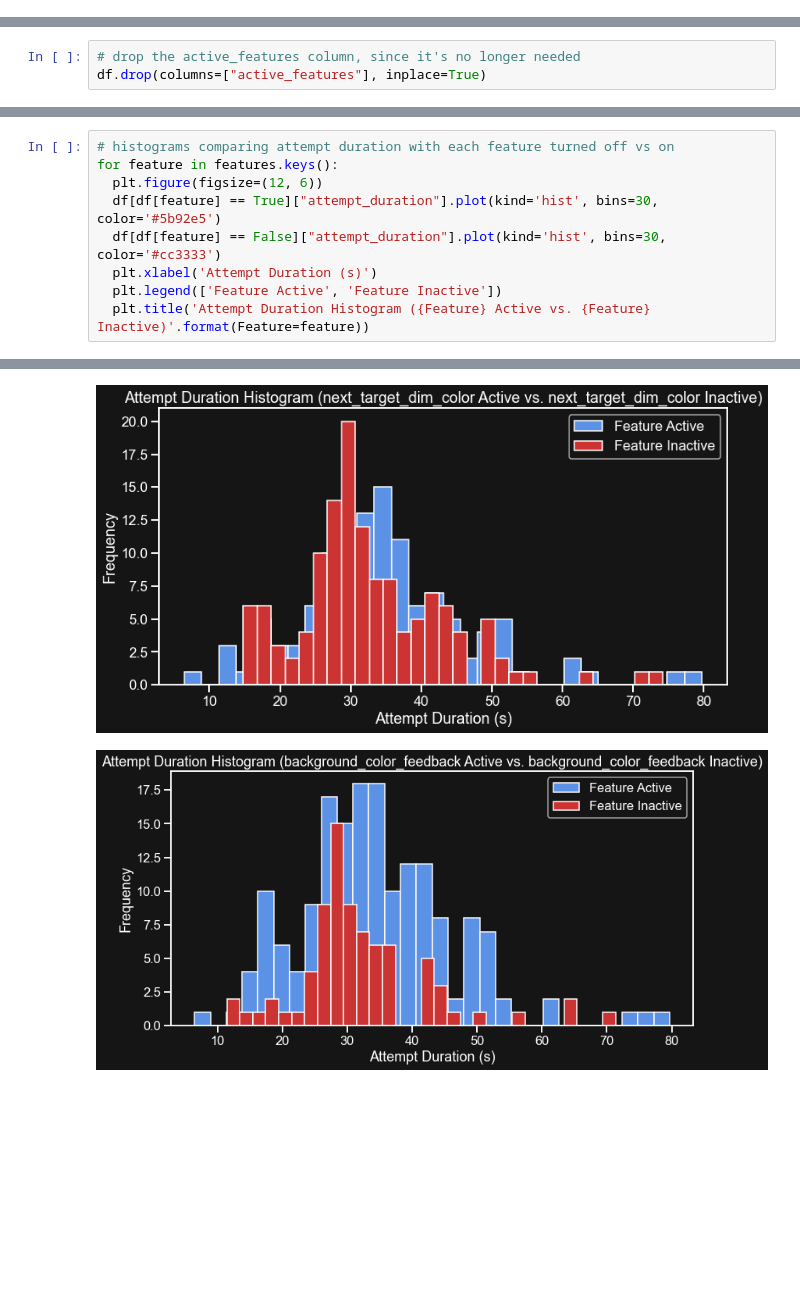
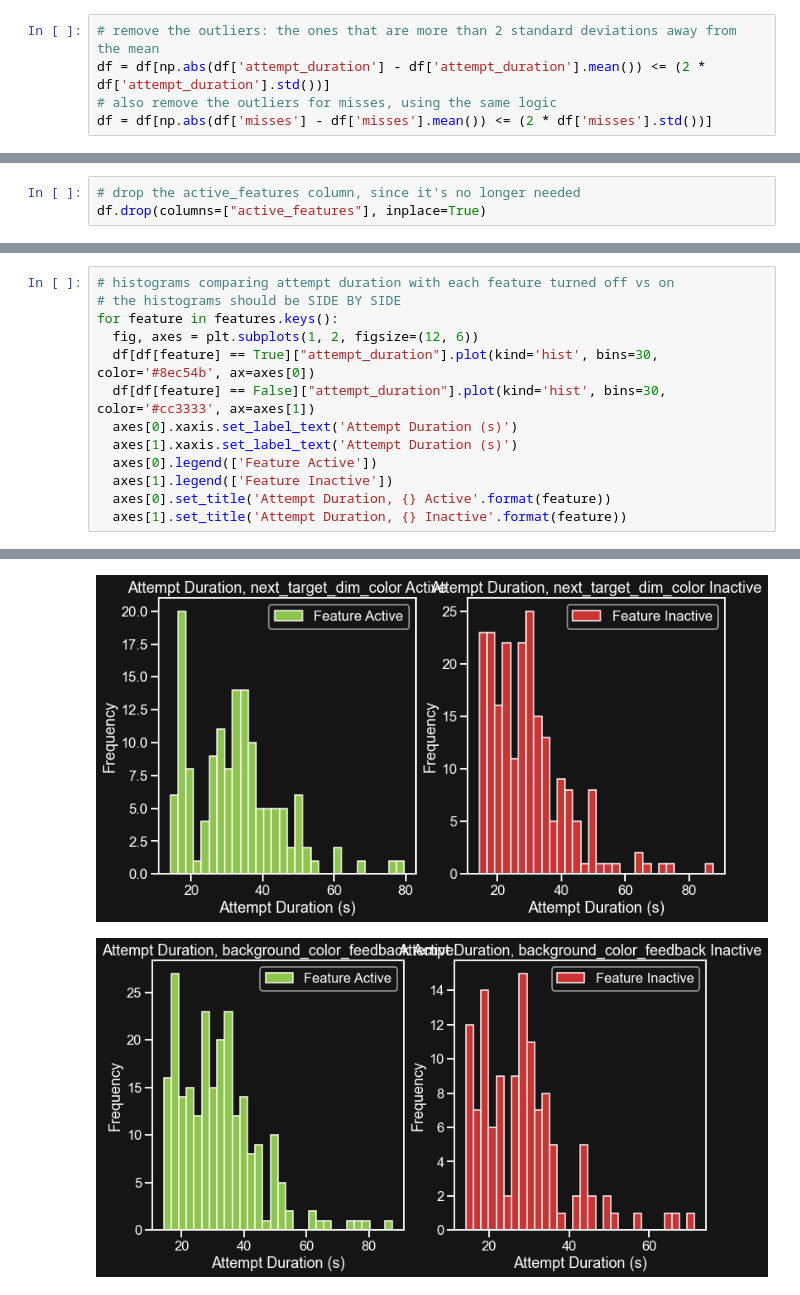
Before and after one commit to fixe-exclamation-mark/bake-off-2-ipm, a Jupyter notebook: stats.ipynb, the cells around one changed output, grey strips where cells are left out. Saved outputs shown, nothing was run; the diff lists cells and outputs as text; blank space fills up the shorter version.

Commit message:
adding side by side histograms

```diff
--- a/stats.ipynb
+++ b/stats.ipynb
@@ -36,4 +36,9 @@ df = df.T
 # %%
 # change the row names to new integer indexes
 df.index = range(len(df))
+# %%
+# remove the outliers: the ones that are more than 2 standard deviations away from the mean
+df = df[np.abs(df['attempt_duration'] - df['attempt_duration'].mean()) <= (2 * df['attempt_duration'].std())]
+# also remove the outliers for misses, using the same logic
+df = df[np.abs(df['misses'] - df['misses'].mean()) <= (2 * df['misses'].std())]
 # %%
@@ -95,10 +87,14 @@ df.head()
 # %%
 # histograms comparing attempt duration with each feature turned off vs on
+# the histograms should be SIDE BY SIDE
 for feature in features.keys():
-  plt.figure(figsize=(12, 6))
-  df[df[feature] == True]["attempt_duration"].plot(kind='hist', bins=30, color='#5b92e5')
-  df[df[feature] == False]["attempt_duration"].plot(kind='hist', bins=30, color='#cc3333')
-  plt.xlabel('Attempt Duration (s)')
-  plt.legend(['Feature Active', 'Feature Inactive'])
-  plt.title('Attempt Duration Histogram ({Feature} Active vs. {Feature} Inactive)'.format(Feature=feature))
+  fig, axes = plt.subplots(1, 2, figsize=(12, 6))
+  df[df[feature] == True]["attempt_duration"].plot(kind='hist', bins=30, color='#8ec54b', ax=axes[0])
+  df[df[feature] == False]["attempt_duration"].plot(kind='hist', bins=30, color='#cc3333', ax=axes[1])
+  axes[0].xaxis.set_label_text('Attempt Duration (s)')
+  axes[1].xaxis.set_label_text('Attempt Duration (s)')
+  axes[0].legend(['Feature Active'])
+  axes[1].legend(['Feature Inactive'])
+  axes[0].set_title('Attempt Duration, {} Active'.format(feature))
+  axes[1].set_title('Attempt Duration, {} Inactive'.format(feature))
 # %% [output]
@@ -110,2 +106,2 @@ for feature in features.keys():
-[figure, old version]
+[figure, new version]
-[figure, old version]
+[figure, new version]
```
Also changed, not shown: parts of 7 cells of this notebook.
